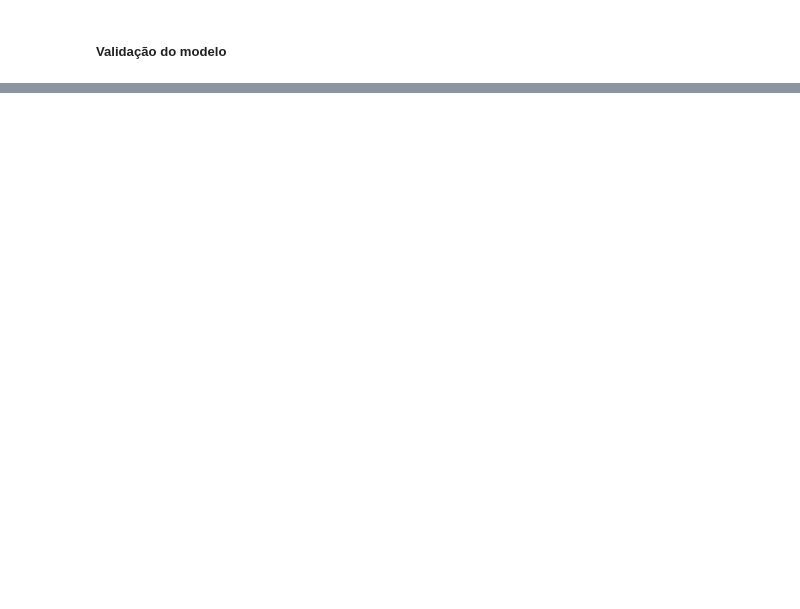
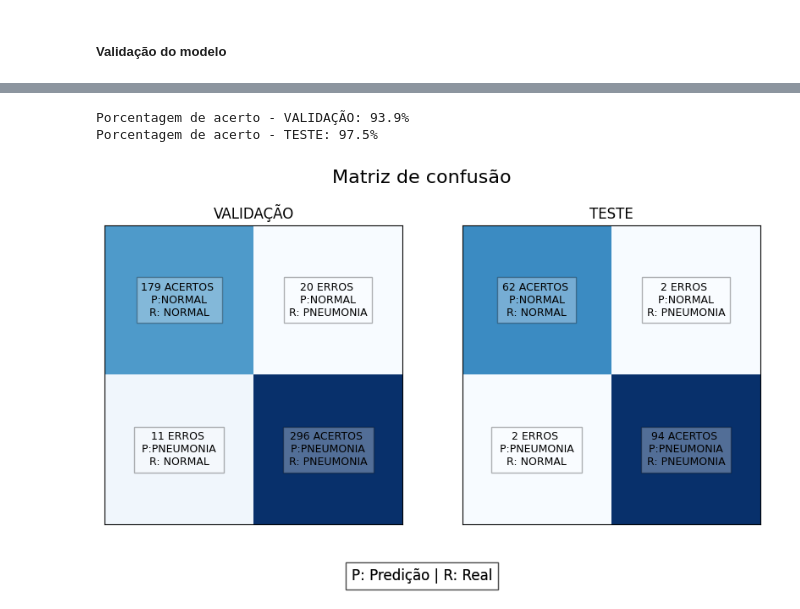
Before and after one commit to diegofemello/ImageClassificationWithPython, a Jupyter notebook: mobile_net_tcc.ipynb, the cells around one changed output, grey strips where cells are left out. Saved outputs shown, nothing was run; the diff lists cells and outputs as text; code cells hidden in the pictures; blank space fills up the shorter version.

```diff
--- a/mobile_net_tcc.ipynb
+++ b/mobile_net_tcc.ipynb
@@ -419,34 +488,41 @@ plt.suptitle("Matriz de confusão", fontsize=16)
 
 
 def plot_confusion_matrix(predictions, labels, title, i=1):
     # Função para plotar a matriz de confusão
     plt.subplot(1, 2, i)
     matrix = confusion_matrix(labels, predictions)
     porcentagem_acerto = (matrix[0, 0] + matrix[1, 1]) / np.sum(matrix) * 100
 
     print(f'Porcentagem de acerto - {title}: {round(porcentagem_acerto, 1)}%')
 
-    plt.imshow(matrix, cmap=plt.cm.GnBu)
+    plt.imshow(matrix, cmap=plt.cm.Blues, interpolation='nearest')
 
     # Adicionando os nomes das classes e os valores
     for i in range(2):
         for j in range(2):
             text = 'ACERTO' if i == j else 'ERRO'
             class_predict = class_names[i] if i == j else class_names[j]
 
-            text_final = f'{matrix[i, j]} {text}S \n PREDITO:{class_predict} \nCORRETO: {class_names[i]}'
+            text_final = f'{matrix[i, j]} {text}S \n P:{class_predict} \nR: {class_names[i]}'
             plt.text(i, j, text_final, va='center', ha='center', color='black', bbox=dict(
                 facecolor='white', alpha=0.3), fontsize=9)
 
     plt.title(title)
 
     plt.tick_params(left=False, right=False, labelleft=False,
                     labelbottom=False, bottom=False)
 
+    plt.figtext(0.5, 0.01, "P: Predição | R: Real", ha="center",
+                fontsize=12, bbox={"facecolor": "white", "alpha": 0.5, "pad": 5})
+
 
 plot_confusion_matrix(val_labels, val_predictions,
                       title='VALIDAÇÃO', i=1)
 plot_confusion_matrix(test_labels, test_predictions,
                       title='TESTE', i=2)
+# %% [output]
+Porcentagem de acerto - VALIDAÇÃO: 93.9%
+Porcentagem de acerto - TESTE: 97.5%
+[figure, added]
 # %%
 # Gráfico de precisão, recall e f1-score
```
Also changed, not shown: parts of 14 cells of this notebook.
